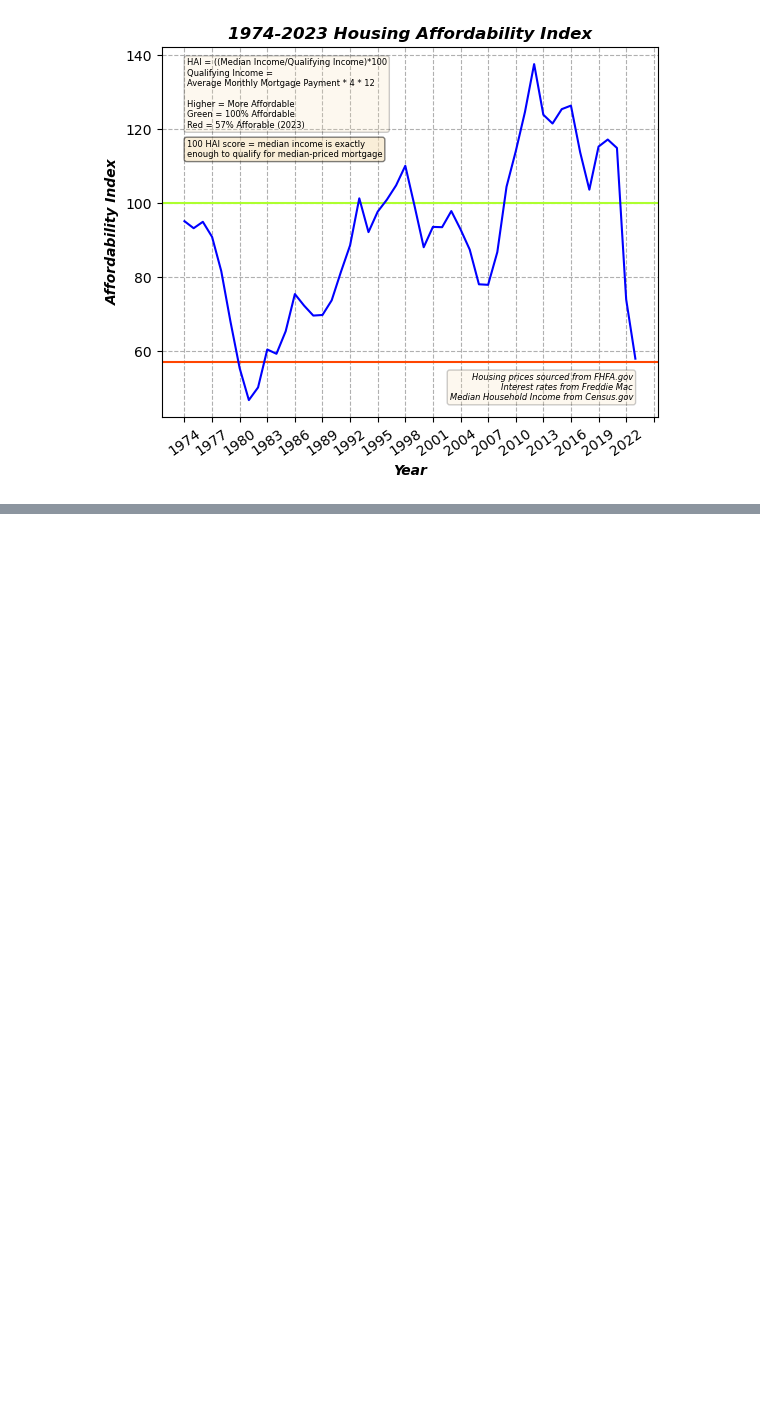
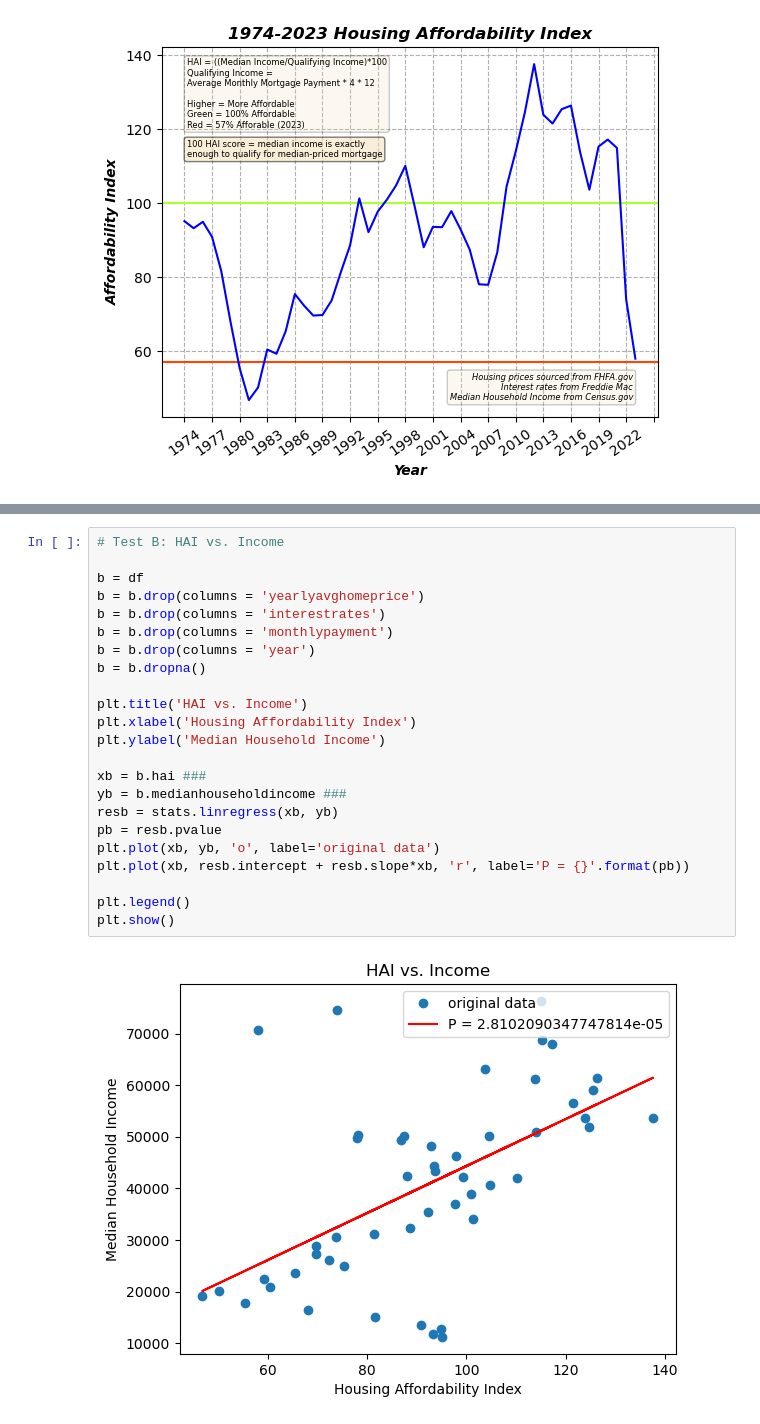
Before and after one commit to mmikul2/D195-Capstone, a Jupyter notebook: Explanatory Data Analysis.ipynb, the cells around one changed output, grey strips where cells are left out. Cells and saved outputs as stored; diff of their text form; blank space fills up the shorter version.

```diff
--- a/Explanatory Data Analysis.ipynb
+++ b/Explanatory Data Analysis.ipynb
@@ -120,0 +227,25 @@ plt.plot(df['year'], df['hai'], c = 'b')
+# %%
+# Test B: HAI vs. Income
+
+b = df
+b = b.drop(columns = 'yearlyavghomeprice')
+b = b.drop(columns = 'interestrates')
+b = b.drop(columns = 'monthlypayment')
+b = b.drop(columns = 'year')
+b = b.dropna()
+
+plt.title('HAI vs. Income')
+plt.xlabel('Housing Affordability Index')
+plt.ylabel('Median Household Income')
+
+xb = b.hai ###
+yb = b.medianhouseholdincome ###
+resb = stats.linregress(xb, yb)
+pb = resb.pvalue
+plt.plot(xb, yb, 'o', label='original data')
+plt.plot(xb, resb.intercept + resb.slope*xb, 'r', label='P = {}'.format(pb))
+
+plt.legend()
+plt.show()
+# %% [output]
+[figure, added]
```
Also changed, not shown: parts of 14 cells of this notebook, 1 other file.
